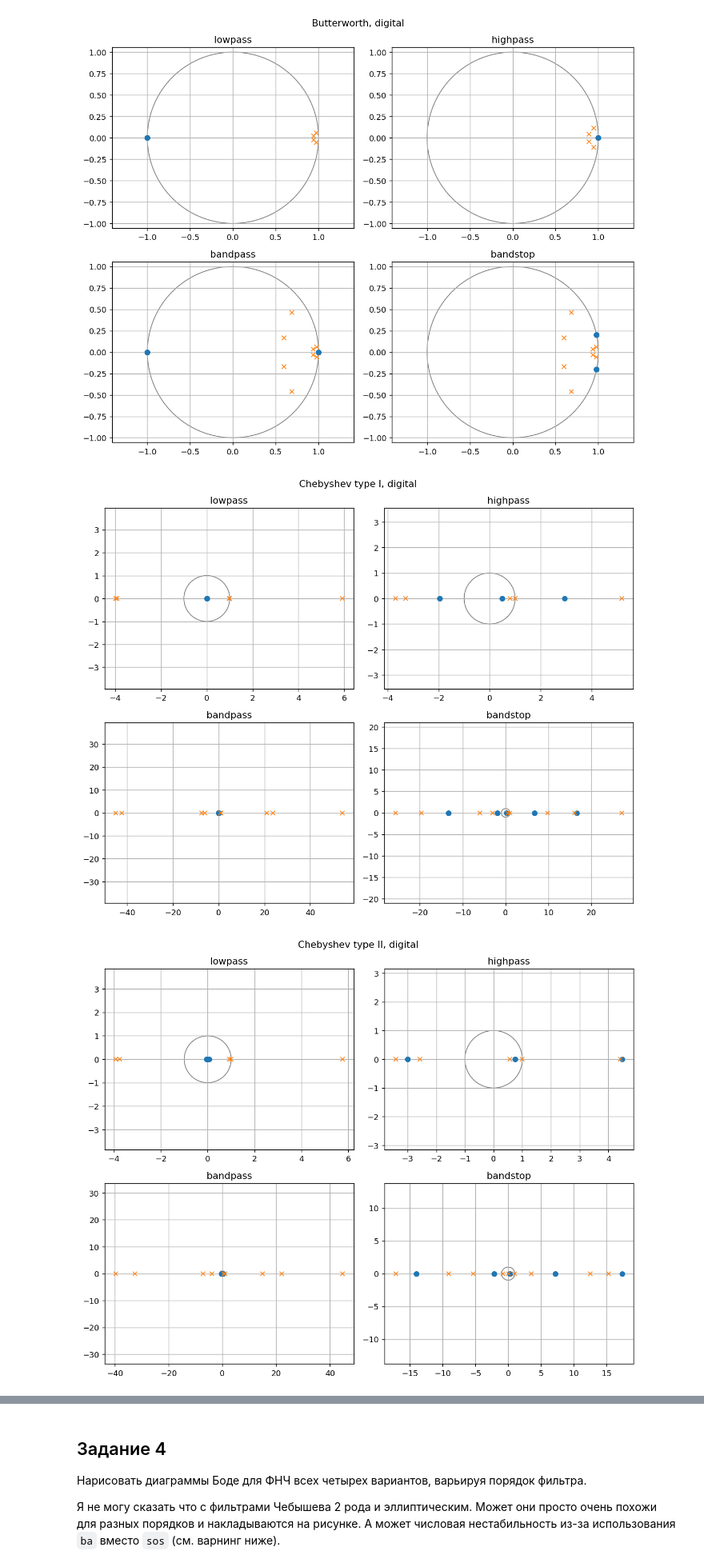
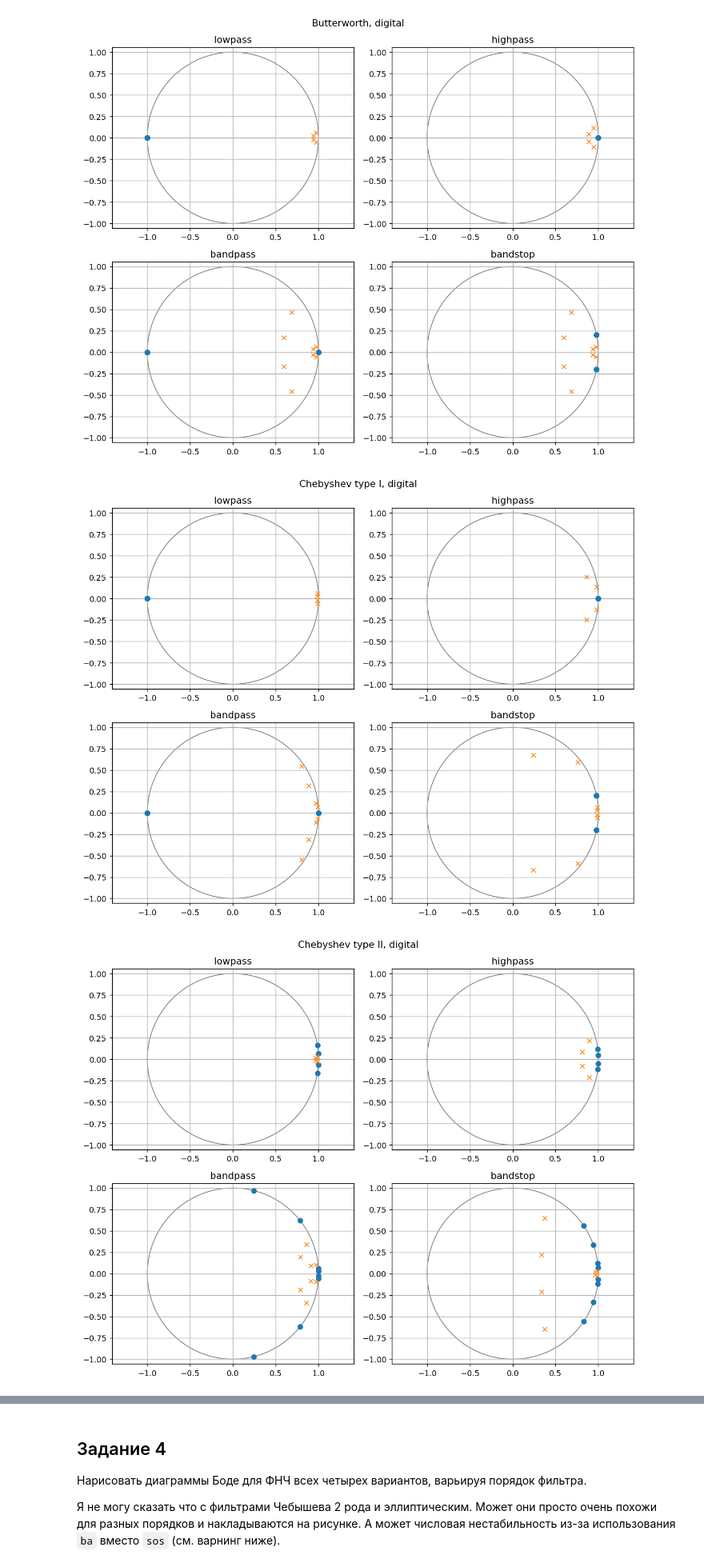
Before and after one commit to Wicirelllis/miem-docs, a Jupyter notebook: ИТСС/11-12 Цифровая обработка сигналов/hw_6/hw_6.ipynb, the cells around one changed output, grey strips where cells are left out. Shown at 80% size. Saved outputs shown, nothing was run; the diff lists cells and outputs as text; code cells hidden in the pictures.

Commit message:
Fix few overlooked mistakes in part 3 (should be output=zpk, instead of output=ba). Ty N.

```diff
--- a/ИТСС/11-12 Цифровая обработка сигналов/hw_6/hw_6.ipynb
+++ b/ИТСС/11-12 Цифровая обработка сигналов/hw_6/hw_6.ipynb
@@ -186,31 +185,27 @@ zero_pole_plot("Butterworth, digital", z, p)
 [figure]
 # %%
 data = []
-data.append(signal.cheby1(4, 5, 100, btype="lowpass", analog=False, output="ba", fs=10_000))
-data.append(signal.cheby1(4, 5, 200, btype="highpass", analog=False, output="ba", fs=10_000))
-data.append(signal.cheby1(4, 5, [100, 1000], btype="bandpass", analog=False, output="ba", fs=10_000))
-data.append(signal.cheby1(4, 5, [100, 1000], btype="bandstop", analog=False, output="ba", fs=10_000))
-
-
+data.append(signal.cheby1(4, 5, 100, btype="lowpass", analog=False, output="zpk", fs=10_000))
+data.append(signal.cheby1(4, 5, 200, btype="highpass", analog=False, output="zpk", fs=10_000))
+data.append(signal.cheby1(4, 5, [100, 1000], btype="bandpass", analog=False, output="zpk", fs=10_000))
+data.append(signal.cheby1(4, 5, [100, 1000], btype="bandstop", analog=False, output="zpk", fs=10_000))
 
 z = [i[0] for i in data]
 p = [i[1] for i in data]
-q = signal.butter(4, 100, btype="lowpass", analog=False, output="zpk", fs=10_000)
 zero_pole_plot("Chebyshev type I, digital", z, p)
 # %% [output]
-[figure, old version]
+[figure, new version]
 # %%
 data = []
-data.append(signal.cheby2(4, 40, 100, btype="lowpass", analog=False, output="ba", fs=10_000))
-data.append(signal.cheby2(4, 40, 200, btype="highpass", analog=False, output="ba", fs=10_000))
-data.append(signal.cheby2(4, 40, [100, 1000], btype="bandpass", analog=False, output="ba", fs=10_000))
-data.append(signal.cheby2(4, 40, [100, 1000], btype="bandstop", analog=False, output="ba", fs=10_000))
+data.append(signal.cheby2(4, 40, 100, btype="lowpass", analog=False, output="zpk", fs=10_000))
+data.append(signal.cheby2(4, 40, 200, btype="highpass", analog=False, output="zpk", fs=10_000))
+data.append(signal.cheby2(4, 40, [100, 1000], btype="bandpass", analog=False, output="zpk", fs=10_000))
+data.append(signal.cheby2(4, 40, [100, 1000], btype="bandstop", analog=False, output="zpk", fs=10_000))
 
 z = [i[0] for i in data]
 p = [i[1] for i in data]
-q = signal.butter(4, 100, btype="lowpass", analog=False, output="zpk", fs=10_000)
 zero_pole_plot("Chebyshev type II, digital", z, p)
 # %% [output]
-[figure, old version]
+[figure, new version]
 # %%
 data = []
```
Also changed, not shown: parts of 2 cells of this notebook.
